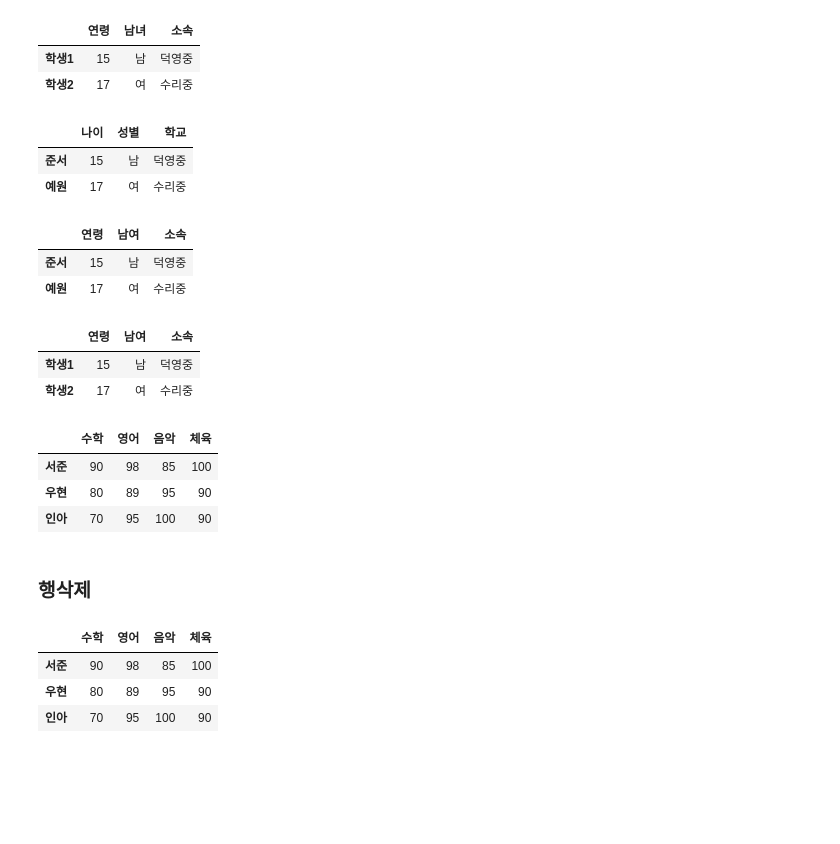
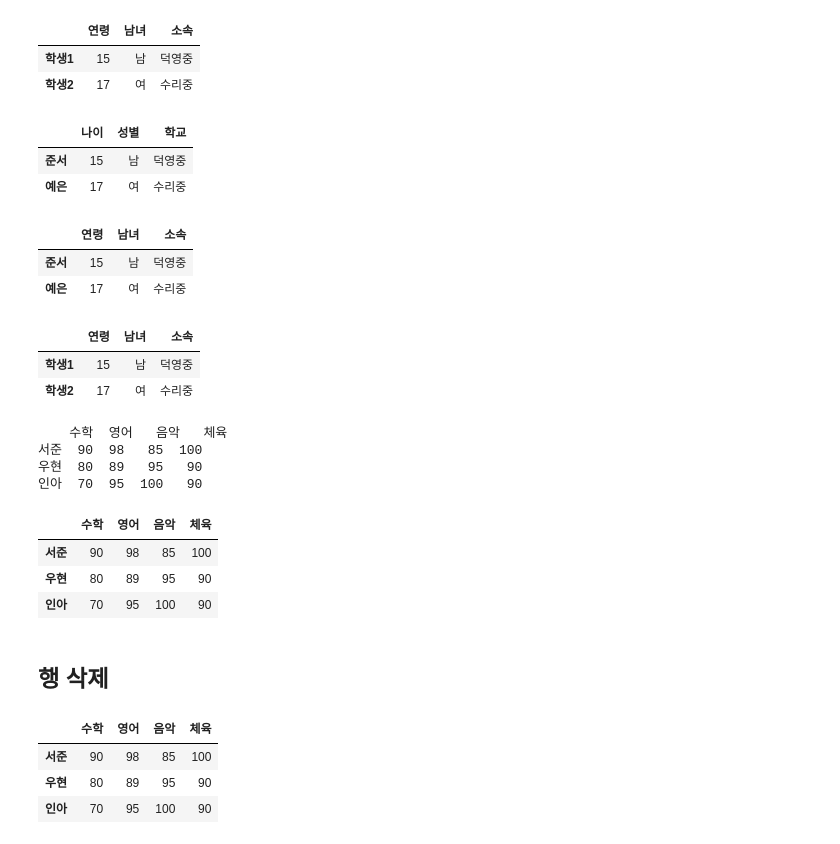
Before and after one commit to hyeopyi/Python_Study, a Jupyter notebook: 3.DataAnalysis/Note/03.pandas.ipynb, the cells around one changed output. Saved outputs shown, nothing was run; the diff lists cells and outputs as text; code cells hidden in the pictures; blank space fills up the shorter version.

```diff
--- a/3.DataAnalysis/Note/03.pandas.ipynb
+++ b/3.DataAnalysis/Note/03.pandas.ipynb
@@ -52,49 +48,50 @@ df
 | 학생1 | 15 | 남 | 덕영중 |
 | 학생2 | 17 | 여 | 수리중 |
 # %%
-df = pd.DataFrame(
-    [[15, '남', '덕영중'],
-    [17, '여', '수리중']],
-    index=['준서', '예원'],
-    columns=['나이','성별','학교']
-    )
+# List를 이용한 DataFrame 생성
+df = pd.DataFrame([[15, "남", "덕영중"], [17, "여", "수리중"]], index=["준서", "예은"], columns=["나이", "성별", "학교"])
 df
 # %% [output]
 |  | 나이 | 성별 | 학교 |
 | 준서 | 15 | 남 | 덕영중 |
-| 예원 | 17 | 여 | 수리중 |
+| 예은 | 17 | 여 | 수리중 |
 # %%
-df.rename(columns={'나이':'연령', '성별':'남여', '학교':'소속'}, inplace=True)  # inplace=True 바로 적용
+df.rename(columns={"나이":"연령", "성별":"남녀", "학교":"소속"}, inplace=True)
 df
 # %% [output]
-|  | 연령 | 남여 | 소속 |
+|  | 연령 | 남녀 | 소속 |
 | 준서 | 15 | 남 | 덕영중 |
-| 예원 | 17 | 여 | 수리중 |
+| 예은 | 17 | 여 | 수리중 |
 # %%
 # 행 이름 변경하기
-# df의 행 인덱스 중에서, '준서'를 '학생1'로 '예원'을 '학생2'로 바꾸기
-df.rename(index={'준서':'학생1', '예원':'학생2'}, inplace=True)
+# df의 행 인덱스 중에서 준서를 학생1로 예은을 학생2로 바꾸기
+df.rename(index={"준서":"학생1", "예은":"학생2"}, inplace=True)
 df
 # %% [output]
-|  | 연령 | 남여 | 소속 |
+|  | 연령 | 남녀 | 소속 |
 | 학생1 | 15 | 남 | 덕영중 |
 | 학생2 | 17 | 여 | 수리중 |
 # %%
-df = pd.DataFrame(
-                [[90, 98, 85, 100],
-                 [80, 89, 95, 90],
-                 [70, 95, 100, 90]
-                ], columns=['수학', '영어', '음악', '체육'],
-                index= ['서준', '우현', '인아']
-                )
+# Dictionary를 이용한 DataFrame 생성
+df = pd.DataFrame({"수학":[90,80,70], "영어":[98,89,95], "음악":[85,95,100], "체육": [100,90,90]},
+                   index=["서준", "우현", "인아"])
+print(df)
+
+# List를 이용한 DataFrame 생성
+df = pd.DataFrame([[90, 98, 85, 100], [80, 89, 95, 90], [70, 95, 100, 90]],
+               index=["서준", "우현", "인아"], columns=["수학", "영어", "음악", "체육"])
 df
 # %% [output]
+    수학  영어   음악   체육
+서준  90  98   85  100
+우현  80  89   95   90
+인아  70  95  100   90
 |  | 수학 | 영어 | 음악 | 체육 |
 | 서준 | 90 | 98 | 85 | 100 |
 | 우현 | 80 | 89 | 95 | 90 |
 | 인아 | 70 | 95 | 100 | 90 |
-# %% [markdown]
-### 행삭제
+# %% [markdown]
+## 행 삭제
 # %%
 df2 = df.copy()
 # %%
```
Also changed, not shown: parts of 57 cells of this notebook, 12 other files.
